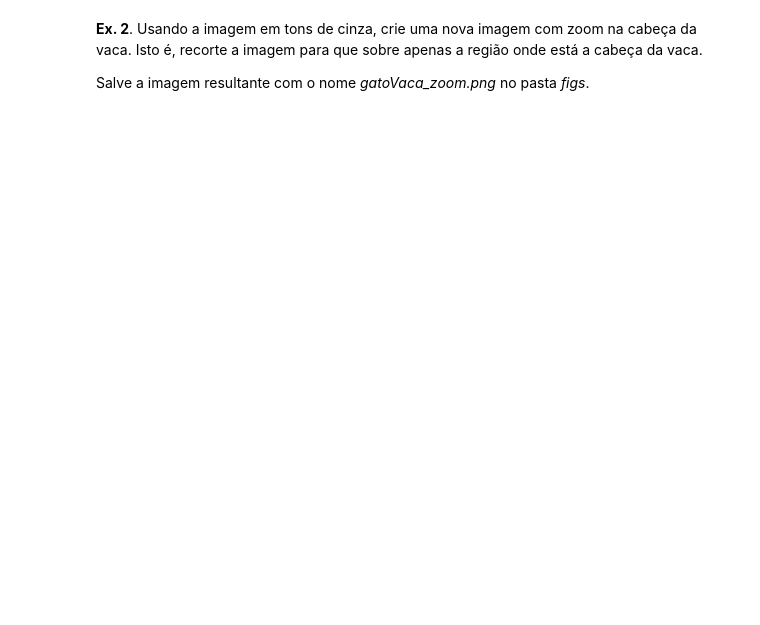
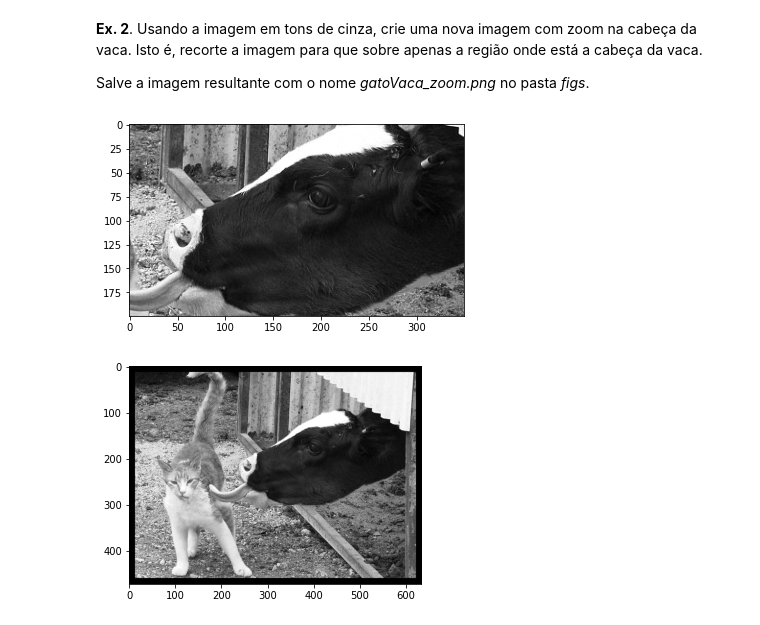
Before and after one commit to luadeprataart/Processamento-de-Imagens, a Jupyter notebook: Aula2_opencv.ipynb, the cells around one changed output. Drawn from its saved outputs; the diff is of its cells as text; code cells hidden in the pictures; blank space fills up the shorter version.

```diff
--- a/Aula2_opencv.ipynb
+++ b/Aula2_opencv.ipynb
@@ -126,3 +148,16 @@ Salve a imagem resultante com o nome *gatoVaca_borda.png* no pasta *figs*.
 **Ex. 2**. Usando a imagem em tons de cinza, crie uma nova imagem com zoom na cabeça da vaca. Isto é, recorte a imagem para que sobre apenas a região onde está a cabeça da vaca.
 
 Salve a imagem resultante com o nome *gatoVaca_zoom.png* no pasta *figs*.
+# %%
+zoom = gray[100:300,200:550]
+
+plt.imshow(zoom, 'gray', vmin=0, vmax=255)
+plt.savefig(pathFolder +'/gatoVaca_zoom.png ', format='png')
+plt.show()
+
+
+plt.imshow(gray, 'gray', vmin=0, vmax=255)
+plt.show()
+# %% [output]
+[figure, added]
+[figure, added]
```
Also changed, not shown: parts of 2 cells of this notebook.
